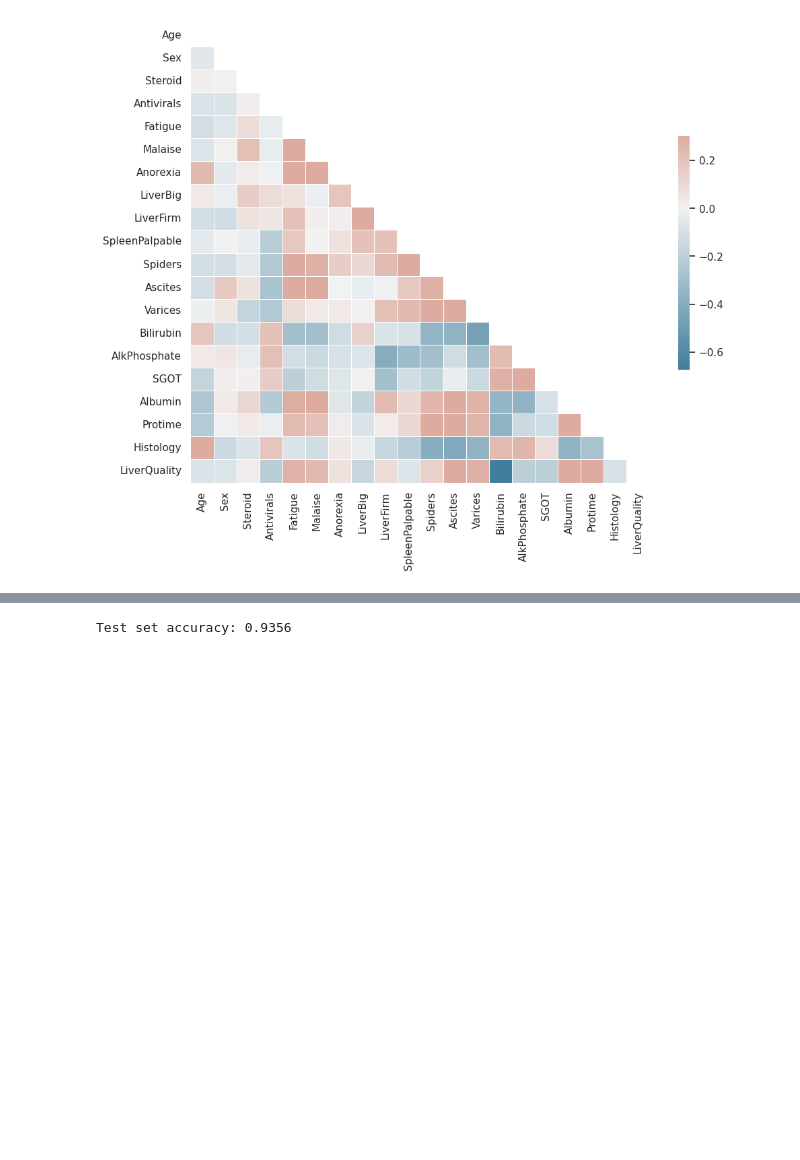
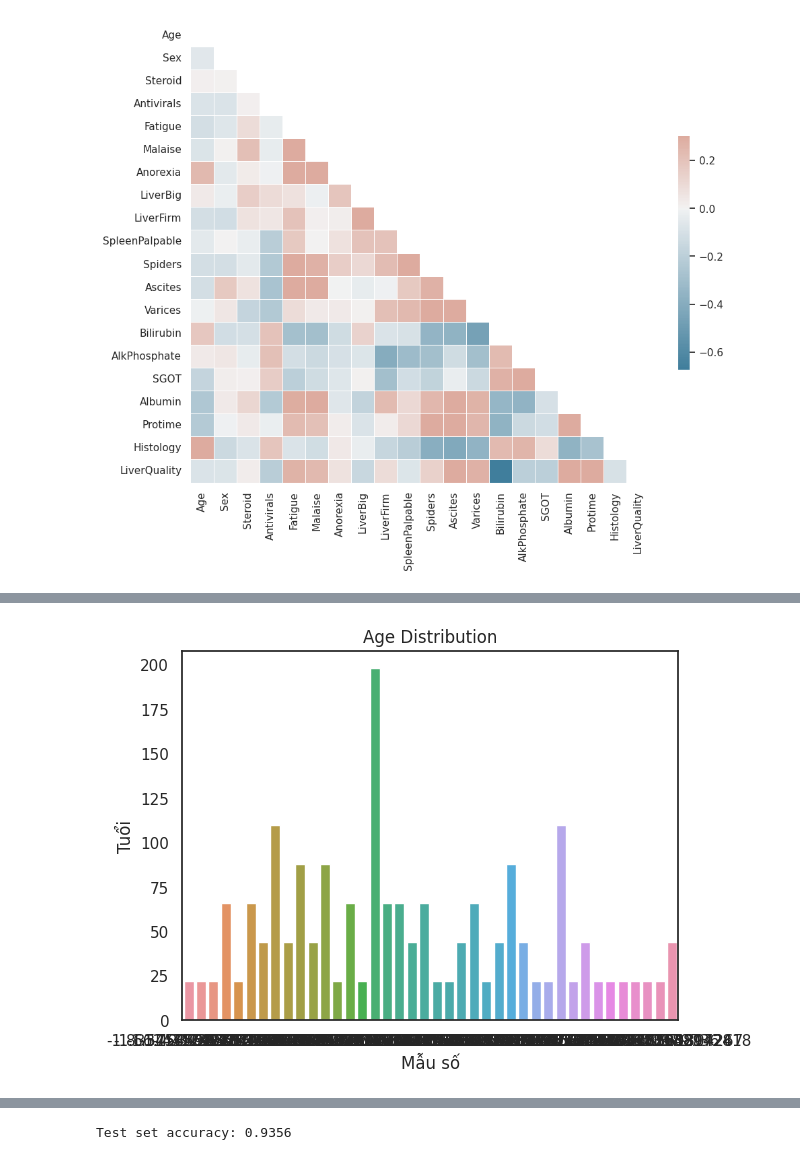
Before and after one commit to quangdad/DataMining, a Jupyter notebook: RandomForest.ipynb, the cells around one changed output, grey strips where cells are left out. Cells and saved outputs as stored; diff of their text form; code cells hidden in the pictures; blank space fills up the shorter version.

```diff
--- a/RandomForest.ipynb
+++ b/RandomForest.ipynb
@@ -136,0 +125,8 @@ RandomForestClassifier(random_state=42)
+# %%
+sns.countplot(x='Age', data=data)
+plt.xlabel("Mẫu số")
+plt.ylabel("Tuổi")
+plt.title('Age Distribution')
+plt.show()
+# %% [output]
+[figure, added]
```
Also changed, not shown: parts of 12 cells of this notebook.
